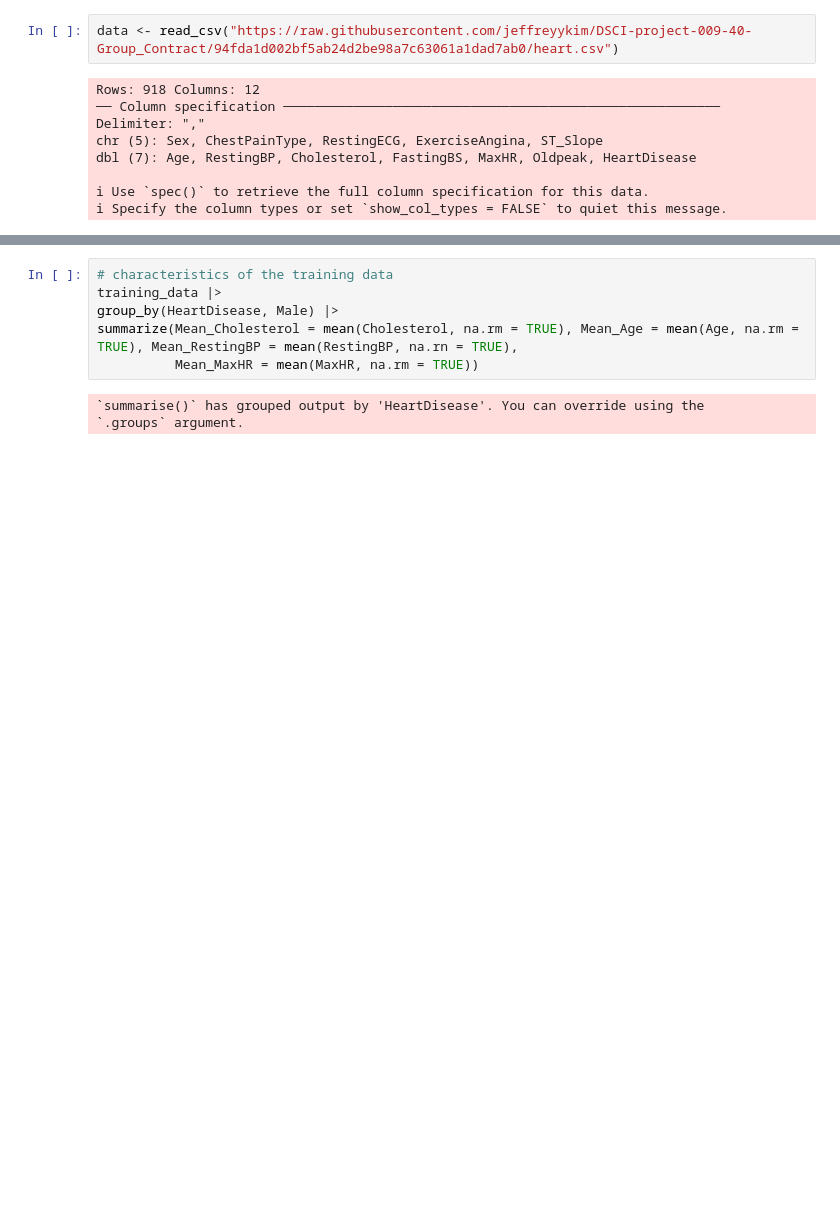
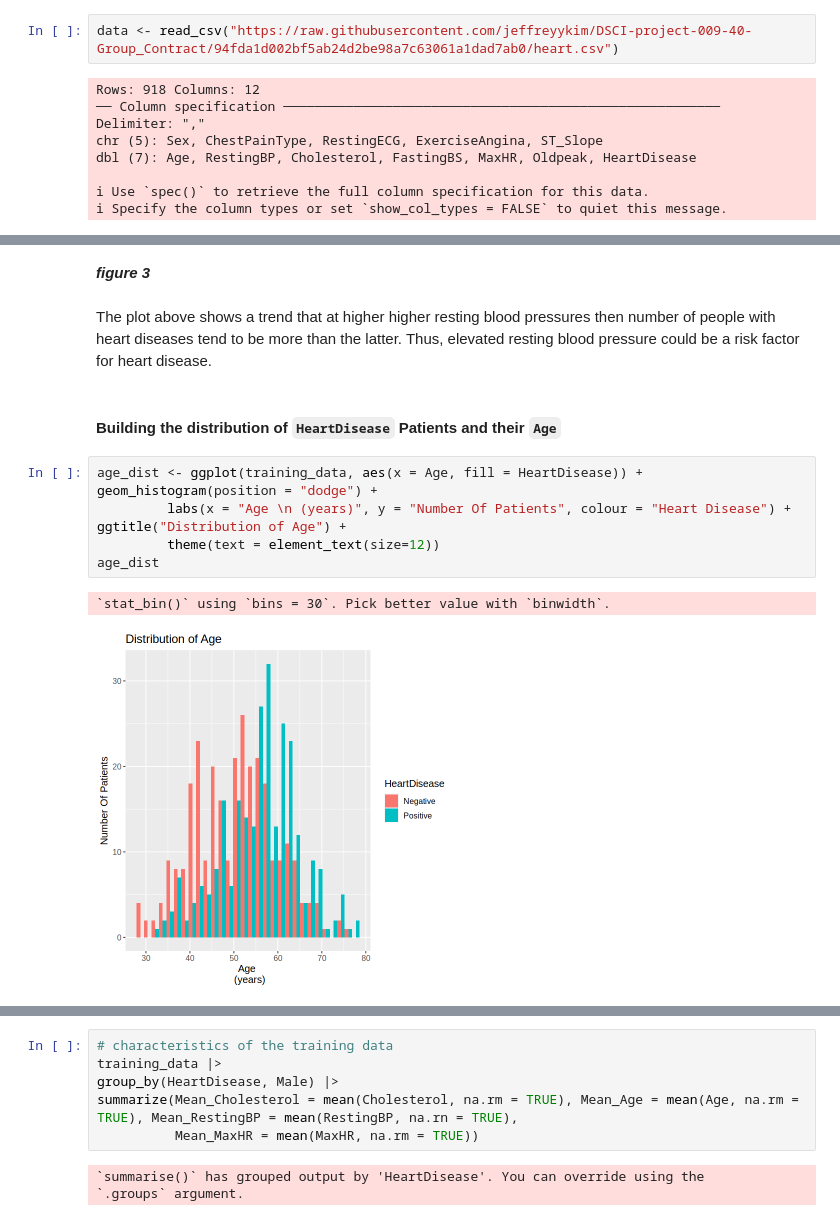
Before and after one commit to jeffreyykim/DSCI-project-009-40-Group_Contract, a Jupyter notebook: 009_Group40_Report.ipynb.ipynb, the cells around one changed output, grey strips where cells are left out. Cells and saved outputs as stored; diff of their text form; blank space fills up the shorter version.

```diff
--- a/009_Group40_Report.ipynb.ipynb
+++ b/009_Group40_Report.ipynb.ipynb
@@ -124,0 +190,14 @@ Computational engine: kknn
+# %% [markdown]
+***figure 3***
+# %% [markdown]
+The plot above shows a trend that at higher higher resting blood pressures then number of people with heart diseases tend to be more than the latter. Thus, elevated resting blood pressure could be a risk factor for heart disease.
+# %% [markdown]
+#### Building the distribution of `HeartDisease` Patients and their `Age`
+# %%
+age_dist <- ggplot(training_data, aes(x = Age, fill = HeartDisease)) + geom_histogram(position = "dodge") +
+         labs(x = "Age \n (years)", y = "Number Of Patients", colour = "Heart Disease") + ggtitle("Distribution of Age") +
+         theme(text = element_text(size=12))
+age_dist
+# %% [output]
+`stat_bin()` using `bins = 30`. Pick better value with `binwidth`.
+[figure, added]
```
Also changed, not shown: parts of 46 cells of this notebook.
